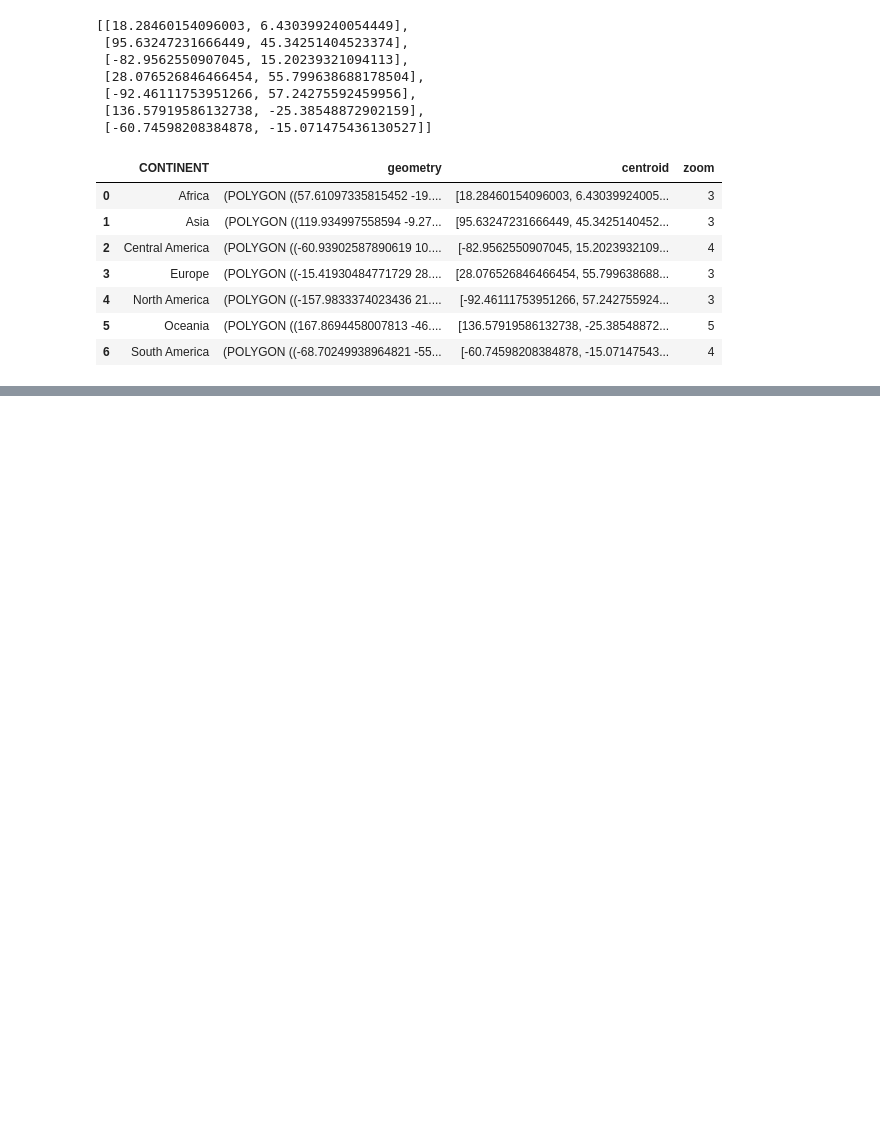
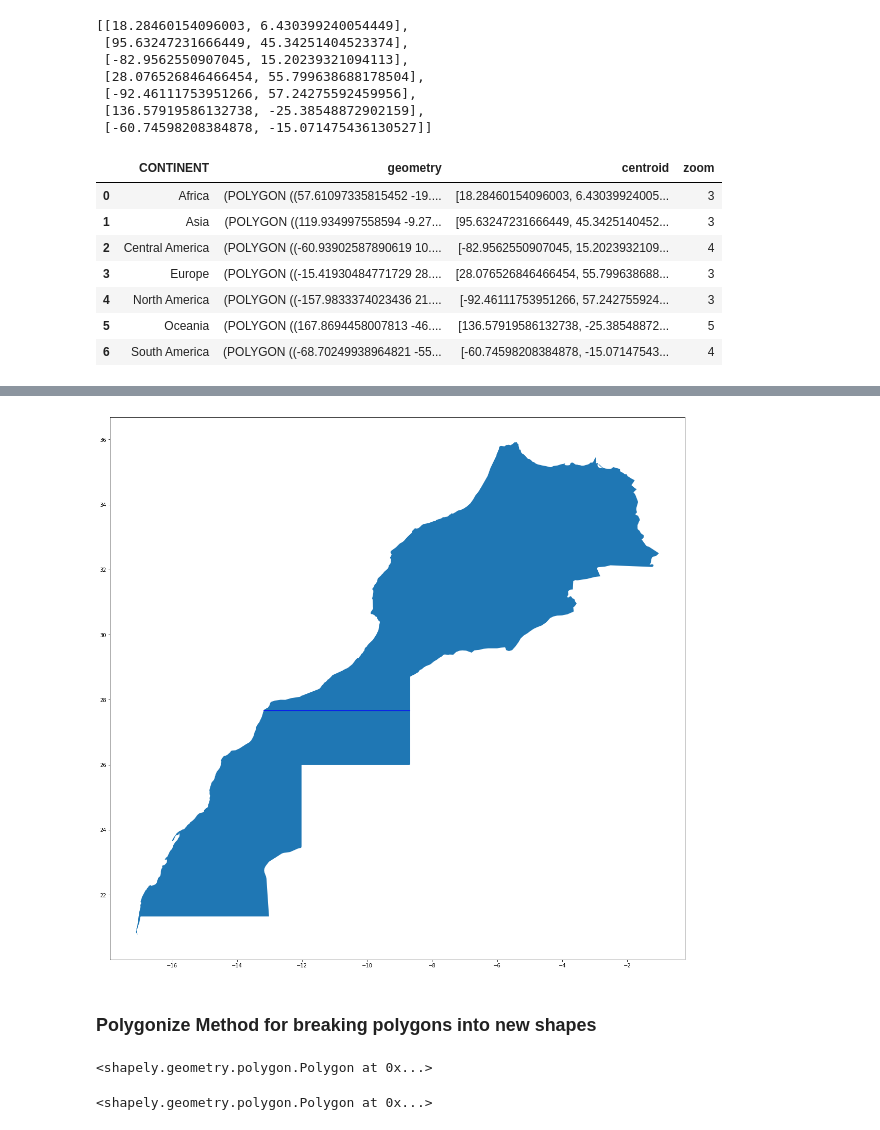
Before and after one commit to Vizzuality/data_sci_tutorials, a Jupyter notebook: work/Modifying_Shapefiles.ipynb, the cells around one changed output, grey strips where cells are left out. Drawn from its saved outputs; the diff is of its cells as text; code cells hidden in the pictures; blank space fills up the shorter version.

Commit message:
Adding notebook documenting Shapefile manipulation

```diff
--- a/work/gadm28_wilmap.ipynb
+++ b/work/Modifying_Shapefiles.ipynb
@@ -675,0 +763,4 @@ with open('./data/continent.js','w') as f:
+# %%
+#After unzipping read in both files
+countries = gpd.read_file('./data/all_countries/all_countries.shp')
+boundaries = gpd.read_file('./data/intl_disputed_boundaries/intl_disputed_boundaries.shp')
@@ -675,0 +776,4 @@ with open('./data/continent.js','w') as f:
+# %%
+#Find the border's Details
+border_mask = boundaries['LA3'] == 'MAR'
+border = boundaries[border_mask]
@@ -675,0 +795,15 @@ with open('./data/continent.js','w') as f:
+# %%
+#Exctract morocco
+morocco_mask = countries['iso_a3'] == 'MAR'
+morocco = countries[morocco_mask]
+# %%
+#Overplot with disputed border
+
+fig, ax = plt.subplots(figsize=[20,20])
+ax.set_aspect('equal')
+
+morocco.geometry.plot(ax=ax)
+border.geometry.buffer(0.008).plot(ax=ax, color='blue')
+plt.show()
+# %% [output]
+[figure, added]
@@ -675,0 +812,4 @@ with open('./data/continent.js','w') as f:
+# %% [markdown]
+<a id="updatemethod"></a>
+
+### Polygonize Method for breaking polygons into new shapes
@@ -675,0 +828,8 @@ with open('./data/continent.js','w') as f:
+# %%
+polys[0]
+# %% [output]
+<shapely.geometry.polygon.Polygon at 0x...>
+# %%
+polys[1]
+# %% [output]
+<shapely.geometry.polygon.Polygon at 0x...>
```
Also changed, not shown: parts of 37 cells of this notebook.
